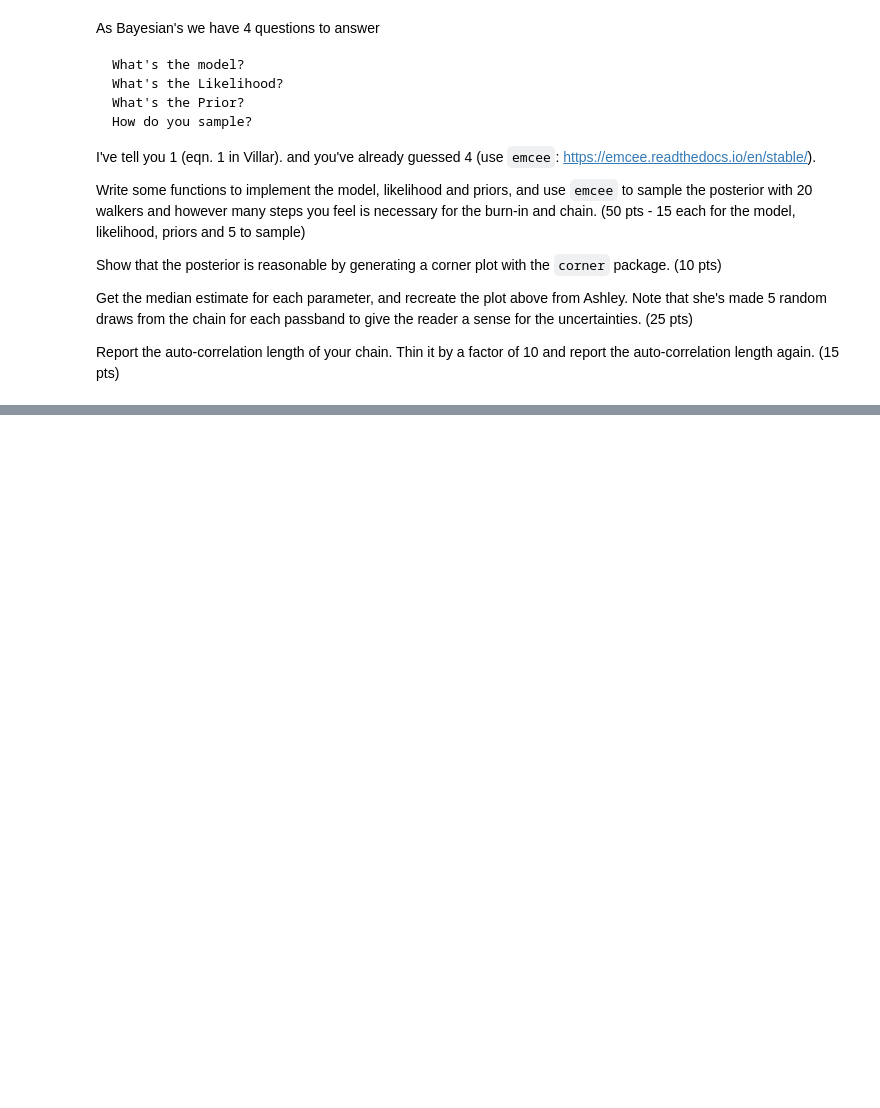
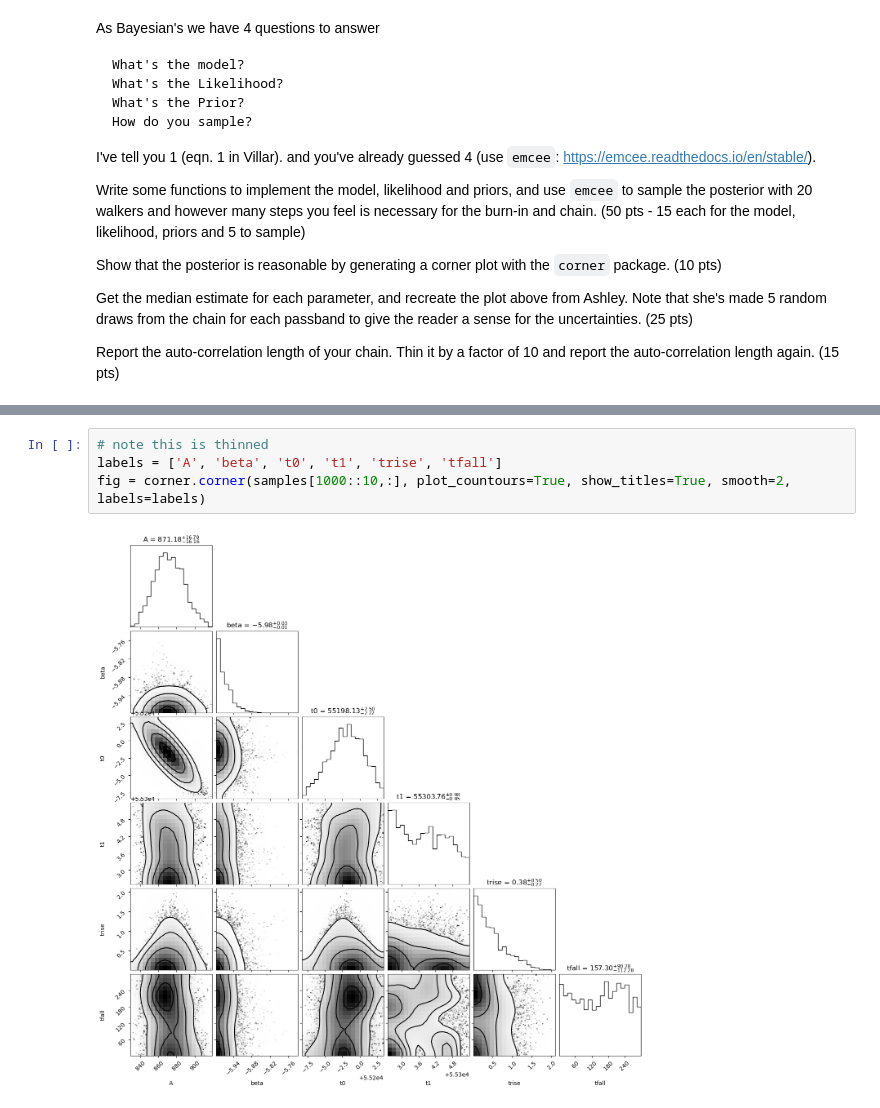
Before and after one commit to gnarayan/ast596_2023_Spring, a Jupyter notebook: homework/HaillePerkins/03/hw03.ipynb, the cells around one changed output, grey strips where cells are left out. Drawn from its saved outputs; the diff is of its cells as text; blank space fills up the shorter version.

```diff
--- a/homework/HaillePerkins/03/hw03.ipynb
+++ b/homework/HaillePerkins/03/hw03.ipynb
@@ -43,0 +305,6 @@ Report the auto-correlation length of your chain. Thin it by a factor of 10 and
+# %%
+# note this is thinned
+labels = ['A', 'beta', 't0', 't1', 'trise', 'tfall']
+fig = corner.corner(samples[1000::10,:], plot_countours=True, show_titles=True, smooth=2, labels=labels)
+# %% [output]
+[figure, added]
```
Also changed, not shown: parts of 21 cells of this notebook.
